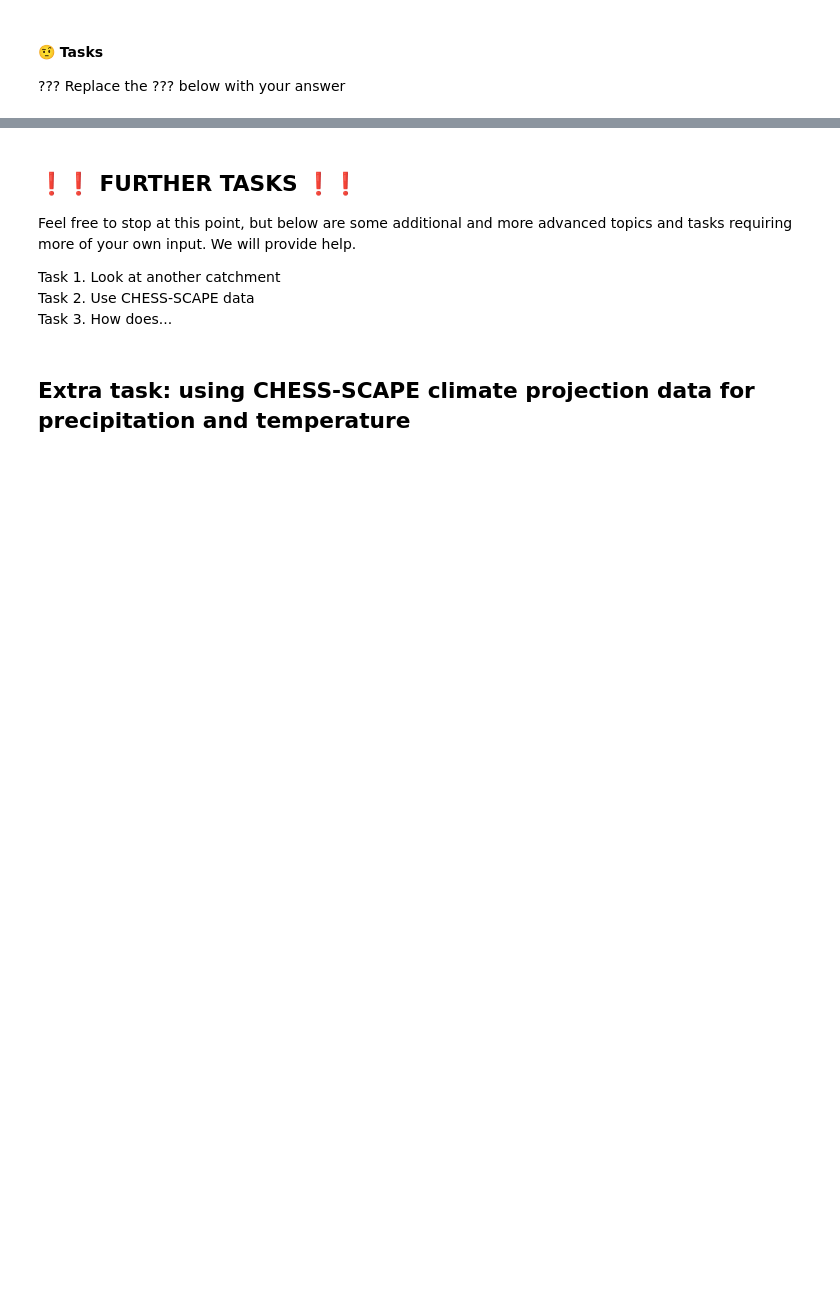
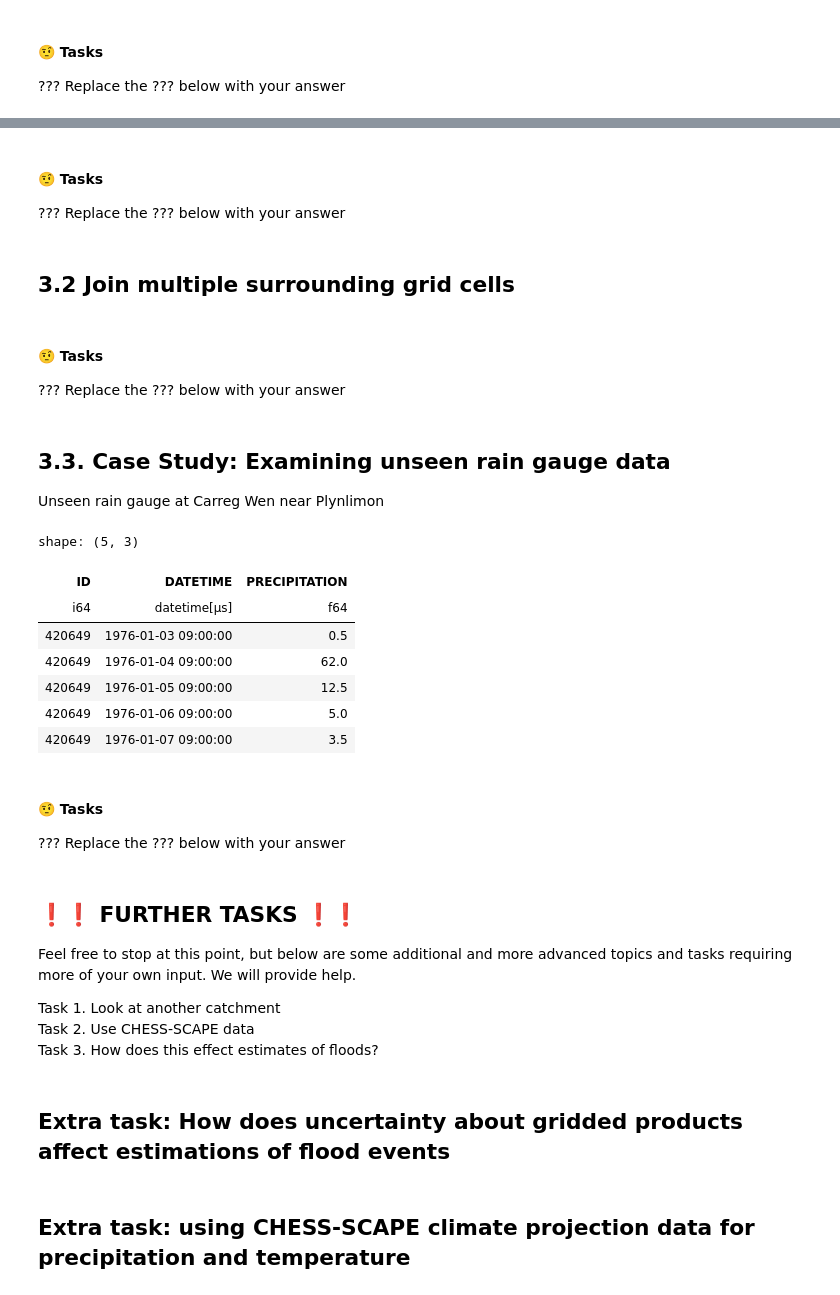
Before and after one commit to Thomasjkeel/UKCEH_Summer_School, a Jupyter notebook: Workshop_4/Workshop_4_rainfall_uncertainty.ipynb, the cells around one changed output, grey strips where cells are left out. Drawn from its saved outputs; the diff is of its cells as text; code cells hidden in the pictures; blank space fills up the shorter version.

```diff
--- a/Workshop_4/Workshop_4_rainfall_uncertainty.ipynb
+++ b/Workshop_4/Workshop_4_rainfall_uncertainty.ipynb
@@ -212,7 +202,41 @@ Replace the ??? below with your answer
+# %% [markdown]
+#### 🤨 Tasks
+
+???
+Replace the ??? below with your answer
+# %% [markdown]
+## 3.2 Join multiple surrounding grid cells
+# %% [markdown]
+#### 🤨 Tasks
+
+???
+Replace the ??? below with your answer
+# %% [markdown]
+## 3.3. Case Study: Examining unseen rain gauge data
+Unseen rain gauge at Carreg Wen near Plynlimon
+# %%
+carreg_daily_new = pl.read_csv('s3://rain-gauge/carreg_wen_daily_rainfall.csv', storage_options={'endpoint_url': "https://fdri-o.s3-ext.jc.rl.ac.uk", 'anon': True}, try_parse_dates=True)
+carreg_daily_new.head()
+# %% [output]
+shape: (5, 3)
+| ID | DATETIME | PRECIPITATION |
+| i64 | datetime[μs] | f64 |
+| 420649 | 1976-01-03 09:00:00 | 0.5 |
+| 420649 | 1976-01-04 09:00:00 | 62.0 |
+| 420649 | 1976-01-05 09:00:00 | 12.5 |
+| 420649 | 1976-01-06 09:00:00 | 5.0 |
+| 420649 | 1976-01-07 09:00:00 | 3.5 |
+# %% [markdown]
+#### 🤨 Tasks
+
+???
+Replace the ??? below with your answer
 # %% [markdown]
 ## ❗❗ FURTHER TASKS ❗❗
 Feel free to stop at this point, but below are some additional and more advanced topics and tasks requiring more of your own input. We will provide help.
 
 Task 1. Look at another catchment
 Task 2. Use CHESS-SCAPE data
-Task 3. How does...
+Task 3. How does this effect estimates of floods?
+# %% [markdown]
+## Extra task: How does uncertainty about gridded products affect estimations of flood events
```
Also changed, not shown: parts of 16 cells of this notebook, 2 other files.
